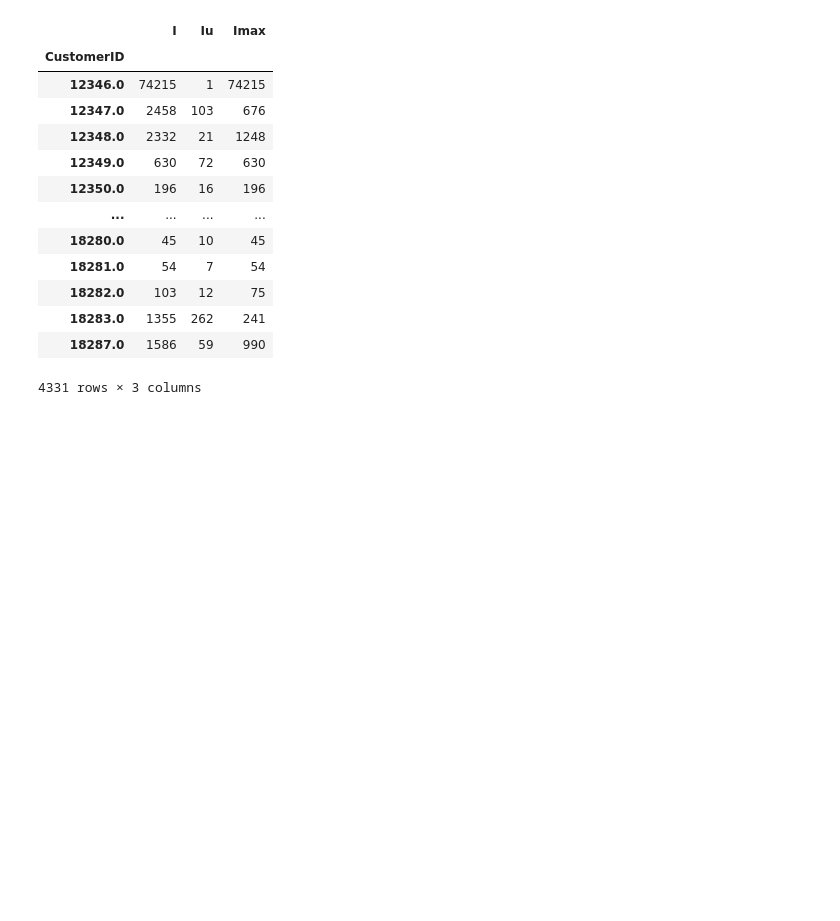
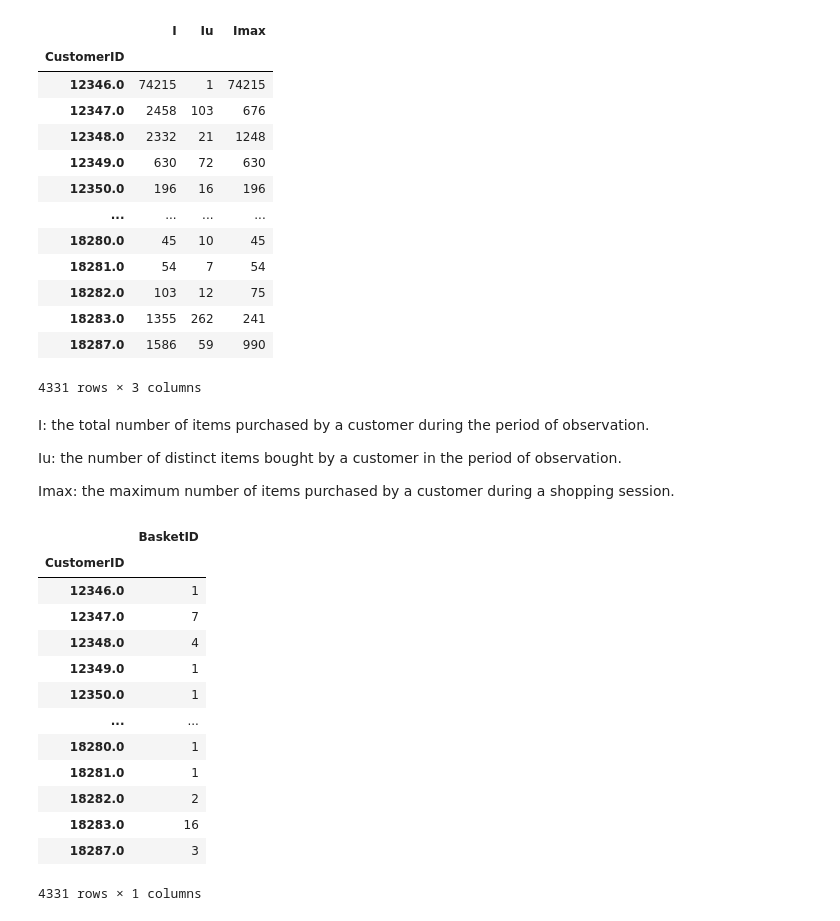
Before and after one commit to saramont/customer_supermarket_analysis, a Jupyter notebook: data_transformation.ipynb, the cells around one changed output. Saved outputs shown, nothing was run; the diff lists cells and outputs as text; code cells hidden in the pictures; blank space fills up the shorter version.

```diff
--- a/data_transformation.ipynb
+++ b/data_transformation.ipynb
@@ -115,3 +121,27 @@ df_customer
 | 18283.0 | 1355 | 262 | 241 |
 | 18287.0 | 1586 | 59 | 990 |
 4331 rows × 3 columns
+# %% [markdown]
+I: the total number of items purchased by a customer during the period of observation.
+
+Iu: the number of distinct items bought by a customer in the period of observation.
+
+Imax: the maximum number of items purchased by a customer during a shopping session.
+# %%
+df_n_basket_per_user = df.groupby('CustomerID').aggregate({'BasketID':'nunique'})
+df_n_basket_per_user
+# %% [output]
+|  | BasketID |
+| CustomerID |  |
+| 12346.0 | 1 |
+| 12347.0 | 7 |
+| 12348.0 | 4 |
+| 12349.0 | 1 |
+| 12350.0 | 1 |
+| ... | ... |
+| 18280.0 | 1 |
+| 18281.0 | 1 |
+| 18282.0 | 2 |
+| 18283.0 | 16 |
+| 18287.0 | 3 |
+4331 rows × 1 columns
```
Also changed, not shown: parts of 11 cells of this notebook.
